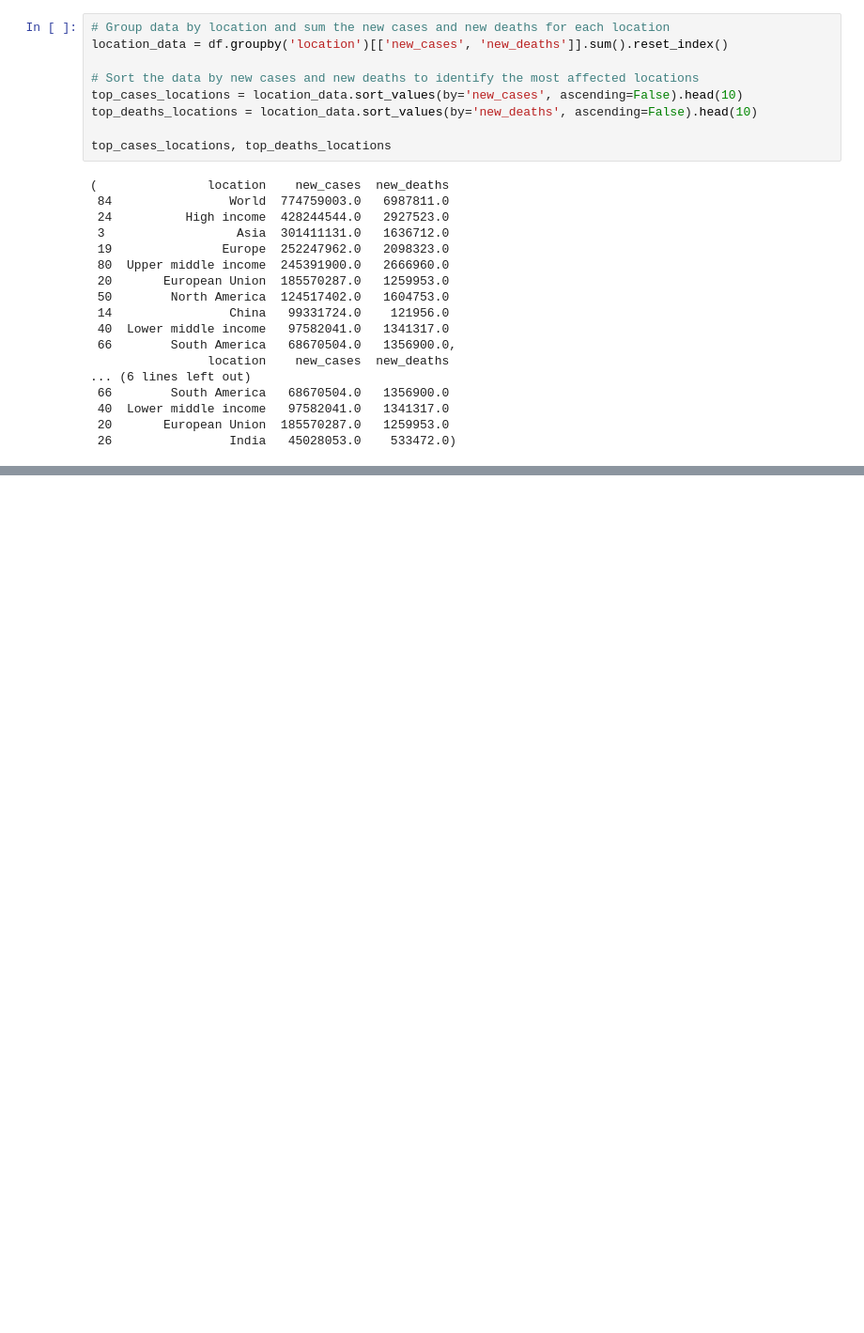
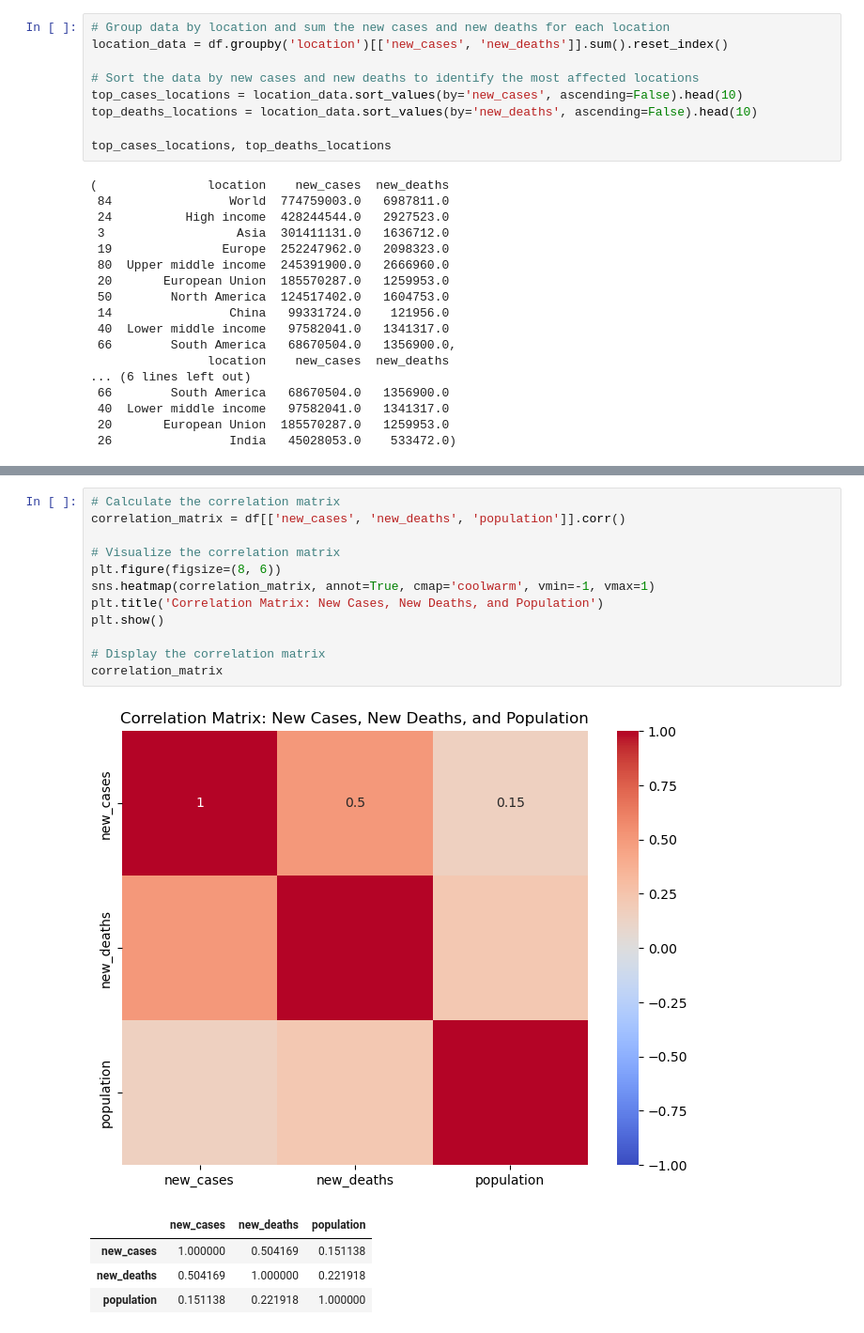
Before and after one commit to Obakeng-Amos/DSA-Projects, a Jupyter notebook: Covid Analysis/Covid_Impact.ipynb, the cells around one changed output, grey strips where cells are left out. Shown at 94% size. Drawn from its saved outputs; the diff is of its cells as text; blank space fills up the shorter version.

```diff
--- a/Covid Analysis/Covid_Impact.ipynb
+++ b/Covid Analysis/Covid_Impact.ipynb
@@ -135,0 +217,18 @@ top_cases_locations, top_deaths_locations
+# %%
+# Calculate the correlation matrix
+correlation_matrix = df[['new_cases', 'new_deaths', 'population']].corr()
+
+# Visualize the correlation matrix
+plt.figure(figsize=(8, 6))
+sns.heatmap(correlation_matrix, annot=True, cmap='coolwarm', vmin=-1, vmax=1)
+plt.title('Correlation Matrix: New Cases, New Deaths, and Population')
+plt.show()
+
+# Display the correlation matrix
+correlation_matrix
+# %% [output]
+[figure, added]
+|  | new_cases | new_deaths | population |
+| new_cases | 1.000000 | 0.504169 | 0.151138 |
+| new_deaths | 0.504169 | 1.000000 | 0.221918 |
+| population | 0.151138 | 0.221918 | 1.000000 |
```
Also changed, not shown: parts of 9 cells of this notebook.
